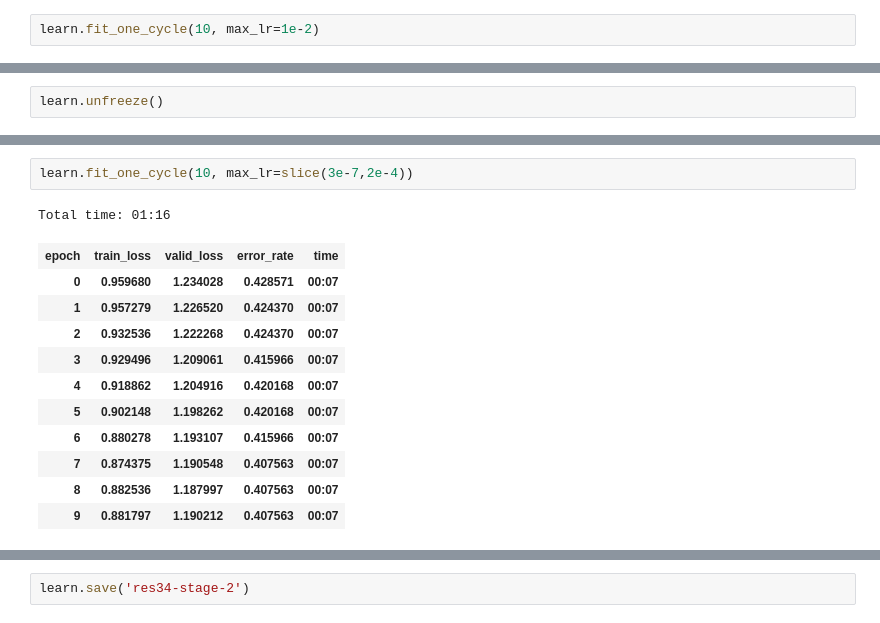
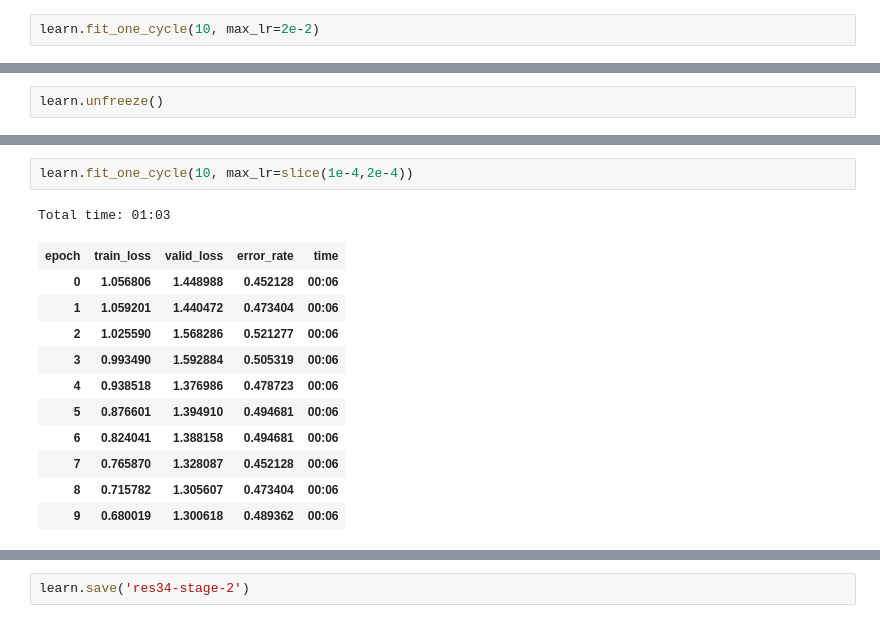
Before and after one commit to anthonybaulo/moto-classifier, a Jupyter notebook: moto-train-v2.ipynb, the cells around one changed output, grey strips where cells are left out. Drawn from its saved outputs; the diff is of its cells as text.

```diff
--- a/moto-train-v2.ipynb
+++ b/moto-train-v2.ipynb
@@ -30,5 +30,5 @@ LR Finder is complete, type {learner_name}.recorder.plot() to see the graph.
 # %% [markdown]
 Train final layer exclusively
 # %%
-learn.fit_one_cycle(10, max_lr=1e-2)
+learn.fit_one_cycle(10, max_lr=2e-2)
 # %% [output]
@@ -62,15 +67,15 @@ LR Finder is complete, type {learner_name}.recorder.plot() to see the graph.
 # %%
-learn.fit_one_cycle(10, max_lr=slice(3e-7,2e-4))
+learn.fit_one_cycle(10, max_lr=slice(1e-4,2e-4))
 # %% [output]
-Total time: 01:16
+Total time: 01:03
 | epoch | train_loss | valid_loss | error_rate | time |
-| 0 | 0.959680 | 1.234028 | 0.428571 | 00:07 |
-| 1 | 0.957279 | 1.226520 | 0.424370 | 00:07 |
-| 2 | 0.932536 | 1.222268 | 0.424370 | 00:07 |
-| 3 | 0.929496 | 1.209061 | 0.415966 | 00:07 |
-| 4 | 0.918862 | 1.204916 | 0.420168 | 00:07 |
-| 5 | 0.902148 | 1.198262 | 0.420168 | 00:07 |
-| 6 | 0.880278 | 1.193107 | 0.415966 | 00:07 |
-| 7 | 0.874375 | 1.190548 | 0.407563 | 00:07 |
-| 8 | 0.882536 | 1.187997 | 0.407563 | 00:07 |
-| 9 | 0.881797 | 1.190212 | 0.407563 | 00:07 |
+| 0 | 1.056806 | 1.448988 | 0.452128 | 00:06 |
+| 1 | 1.059201 | 1.440472 | 0.473404 | 00:06 |
+| 2 | 1.025590 | 1.568286 | 0.521277 | 00:06 |
+| 3 | 0.993490 | 1.592884 | 0.505319 | 00:06 |
+| 4 | 0.938518 | 1.376986 | 0.478723 | 00:06 |
+| 5 | 0.876601 | 1.394910 | 0.494681 | 00:06 |
+| 6 | 0.824041 | 1.388158 | 0.494681 | 00:06 |
+| 7 | 0.765870 | 1.328087 | 0.452128 | 00:06 |
+| 8 | 0.715782 | 1.305607 | 0.473404 | 00:06 |
+| 9 | 0.680019 | 1.300618 | 0.489362 | 00:06 |
```
Also changed, not shown: parts of 51 cells of this notebook, 1 other file.
